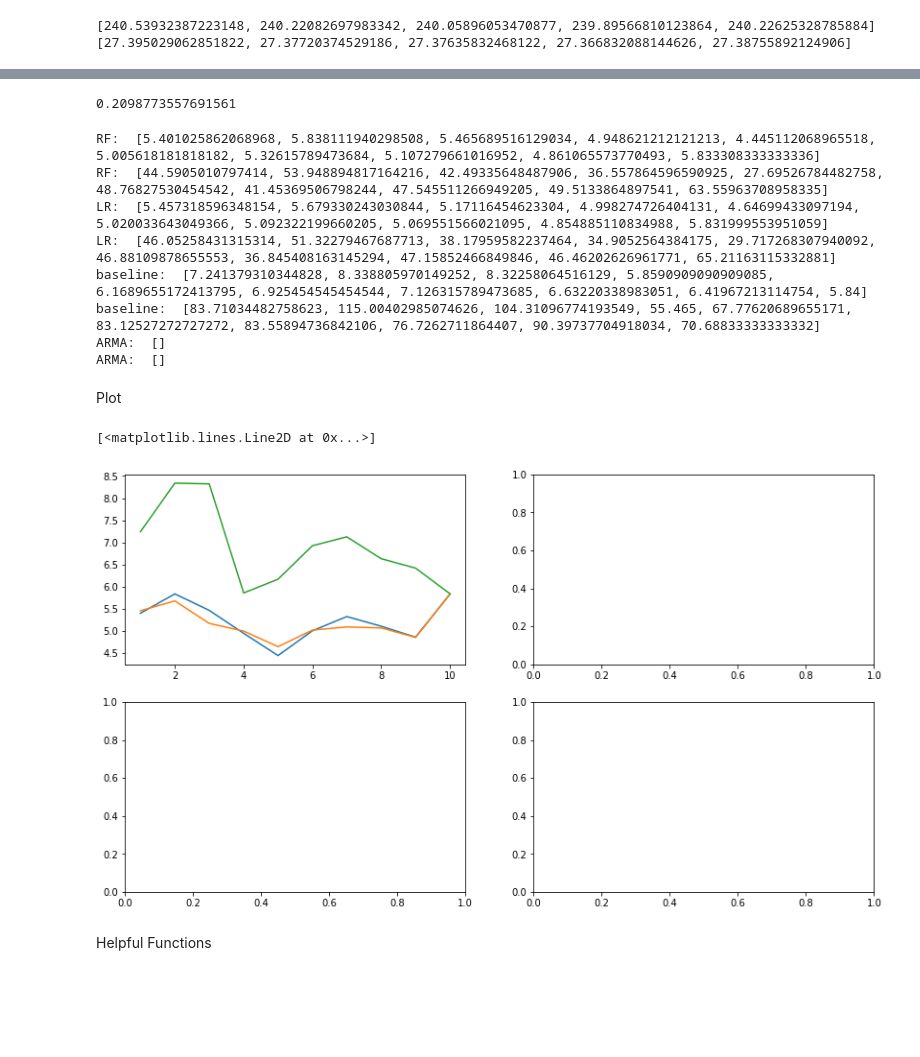
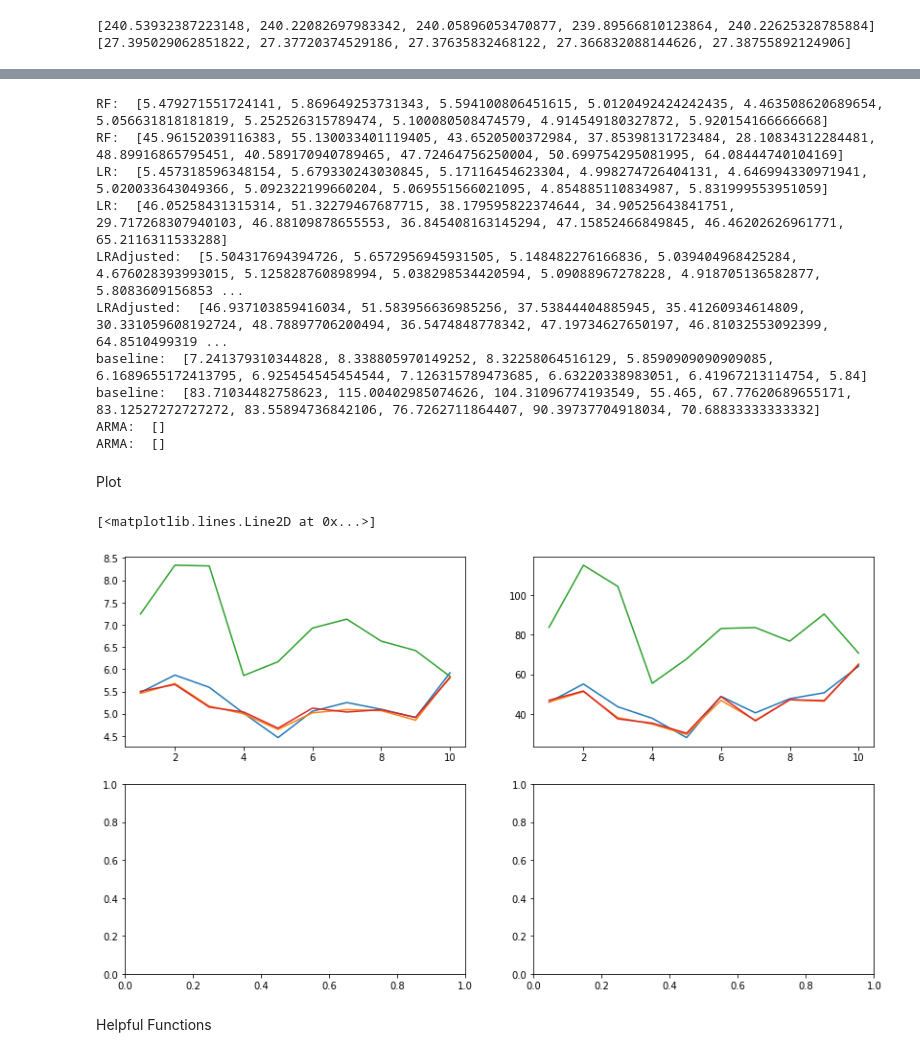
Before and after one commit to nkvarberg/Football-Prediction, a Jupyter notebook: WR models.ipynb, the cells around one changed output, grey strips where cells are left out. Drawn from its saved outputs; the diff is of its cells as text; code cells hidden in the pictures; blank space fills up the shorter version.

```diff
--- a/WR models.ipynb
+++ b/WR models.ipynb
@@ -79,6 +80,9 @@ MSErf = []
 MAErf = []
 MSEbase = []
 MAEbase = []
+
+MSElrA = []
+MAElrA = []
 
 for w in range(1,11):
     print(w)
@@ -126,11 +130,35 @@ for w in range(1,11):
     # linear regression
     XtrainS = StandardScaler().fit_transform(X_train)
     XtestS = StandardScaler().fit_transform(X_test)
+    XtrainT = XtrainS.copy()
+    XtestT = XtestS.copy()
     lr = LinearRegression()
     lr.fit(XtrainS, y_train)
+    print('Score: ',lr.score(XtestS, y_test))
     preds = lr.predict(XtestS)
     MAElr.append(mean_absolute_error(y_test, preds))
     MSElr.append(mean_squared_error(y_test, preds))
+    print('MAE before feature selection: ',mean_absolute_error(y_test, preds))
+
+    yhat = lr.predict(X_train)
+    residuals = yhat - y_train
+    plt.figure()
+    plt.hist(residuals.values)
+    plt.title('Residuals for week '+str(w))
+    plt.grid()
+    plt.show()
+
+
+    selector = RFECV(lr, step=1, cv=10)
+    selector = selector.fit(XtrainT, y_train)
+    print(selector.support_)
+    print(selector.ranking_)
+    X_new = selector.transform(XtrainT)
+    lr.fit(X_new,y_train)
+    preds = lr.predict(selector.transform(XtestT))
+    print('MAE after feature selection: ',mean_absolute_error(y_test, preds))
+    MAElrA.append(mean_absolute_error(y_test, preds))
+    MSElrA.append(mean_squared_error(y_test, preds))
 
     # random forest
     rf = RandomForestRegressor(n_estimators = 400)
@@ -152,21 +210,23 @@ for w in range(1,11):
 # %%
-lr.score(XtestS, y_test)
+# lr.score(XtestS, y_test)
-# %% [output]
-0.2098773557691561
 # %%
 print("RF: ",MAErf)
 print("RF: ", MSErf)
 print("LR: ",MAElr)
 print("LR: ", MSElr)
+print("LRAdjusted: ",MAElrA)
+print("LRAdjusted: ", MSElrA)
 print("baseline: ",MAEbase)
 print("baseline: ", MSEbase)
 print("ARMA: ",MAEarma)
 print('ARMA: ', MSEarma)
 # %% [output]
-RF:  [5.401025862068968, 5.838111940298508, 5.465689516129034, 4.948621212121213, 4.445112068965518, 5.005618181818182, 5.32615789473684, 5.107279661016952, 4.861065573770493, 5.833308333333336]
-RF:  [44.5905010797414, 53.948894817164216, 42.49335648487906, 36.557864596590925, 27.69526784482758, 48.76827530454542, 41.45369506798244, 47.545511266949205, 49.5133864897541, 63.55963708958335]
-LR:  [5.457318596348154, 5.679330243030844, 5.17116454623304, 4.998274726404131, 4.64699433097194, 5.020033643049366, 5.092322199660205, 5.069551566021095, 4.854885110834988, 5.831999553951059]
-LR:  [46.05258431315314, 51.32279467687713, 38.17959582237464, 34.9052564384175, 29.717268307940092, 46.88109878655553, 36.845408163145294, 47.15852466849846, 46.46202626961771, 65.21163115332881]
+RF:  [5.479271551724141, 5.869649253731343, 5.594100806451615, 5.0120492424242435, 4.463508620689654, 5.056631818181819, 5.252526315789474, 5.100080508474579, 4.914549180327872, 5.920154166666668]
+RF:  [45.96152039116383, 55.130033401119405, 43.6520500372984, 37.85398131723484, 28.10834312284481, 48.89916865795451, 40.589170940789465, 47.72464756250004, 50.699754295081995, 64.08444740104169]
+LR:  [5.457318596348154, 5.679330243030845, 5.17116454623304, 4.998274726404131, 4.646994330971941, 5.020033643049366, 5.092322199660204, 5.069551566021095, 4.854885110834987, 5.831999553951059]
+LR:  [46.05258431315314, 51.32279467687715, 38.179595822374644, 34.90525643841751, 29.717268307940103, 46.88109878655553, 36.845408163145294, 47.15852466849845, 46.46202626961771, 65.2116311533288]
+LRAdjusted:  [5.504317694394726, 5.6572956945931505, 5.148482276166836, 5.039404968425284, 4.676028393993015, 5.125828760898994, 5.038298534420594, 5.09088967278228, 4.918705136582877, 5.8083609156853 ...
+LRAdjusted:  [46.937103859416034, 51.583956636985256, 37.53844404885945, 35.41260934614809, 30.331059608192724, 48.78897706200494, 36.5474848778342, 47.19734627650197, 46.81032553092399, 64.8510499319 ...
 baseline:  [7.241379310344828, 8.338805970149252, 8.32258064516129, 5.8590909090909085, 6.1689655172413795, 6.925454545454544, 7.126315789473685, 6.63220338983051, 6.41967213114754, 5.84]
 baseline:  [83.71034482758623, 115.00402985074626, 104.31096774193549, 55.465, 67.77620689655171, 83.12527272727272, 83.55894736842106, 76.7262711864407, 90.39737704918034, 70.68833333333332]
 ARMA:  []
@@ -176,12 +236,19 @@ Plot
 # %%
 fig, axs = plt.subplots(2,2, figsize=(14,8))
 weeks = range(1,11)
 axs[0,0].plot(weeks, MAErf)
 axs[0,0].plot(weeks, MAElr)
 axs[0,0].plot(weeks, MAEbase)
+# no need to include unless you're curious:
+# axs[0,0].plot(weeks, MAElrA)
+axs[0,1].plot(weeks, MSErf)
+axs[0,1].plot(weeks, MSElr)
+axs[0,1].plot(weeks, MSEbase)
+# no need to include unless you're curious:
+# axs[0,1].plot(weeks, MSElrA)
 # %% [output]
 [<matplotlib.lines.Line2D at 0x...>]
-[figure, old version]
+[figure, new version]
 # %% [markdown]
 Helpful Functions
 # %%
```
Also changed, not shown: parts of 2 cells of this notebook.
